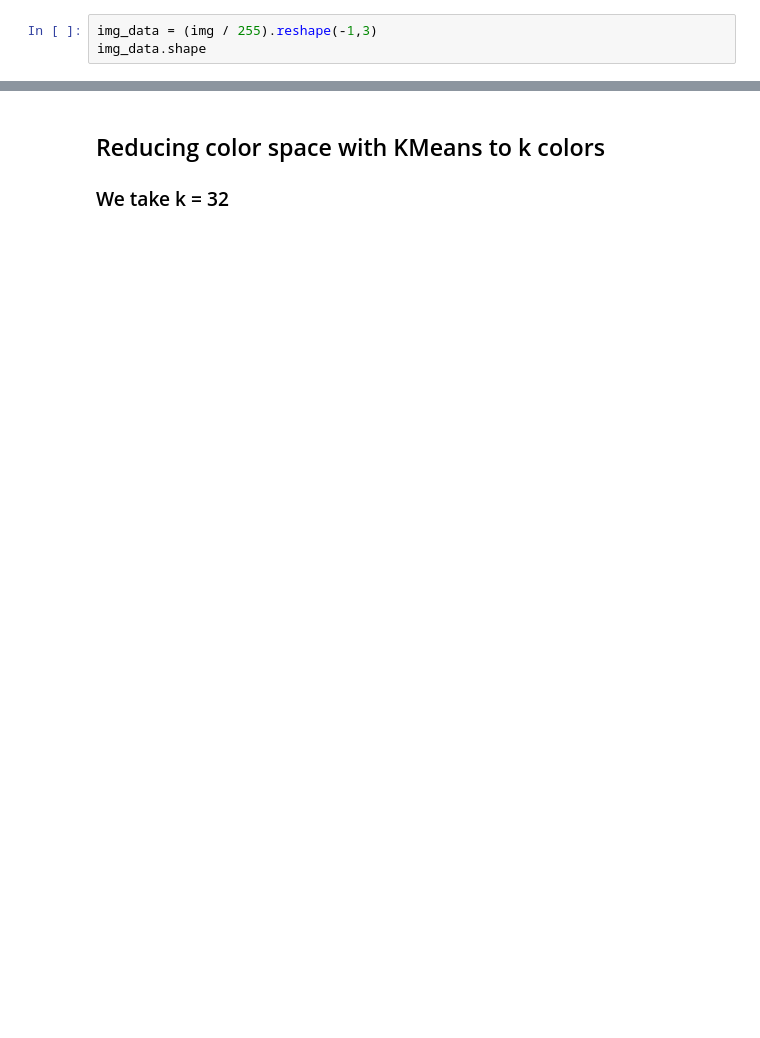
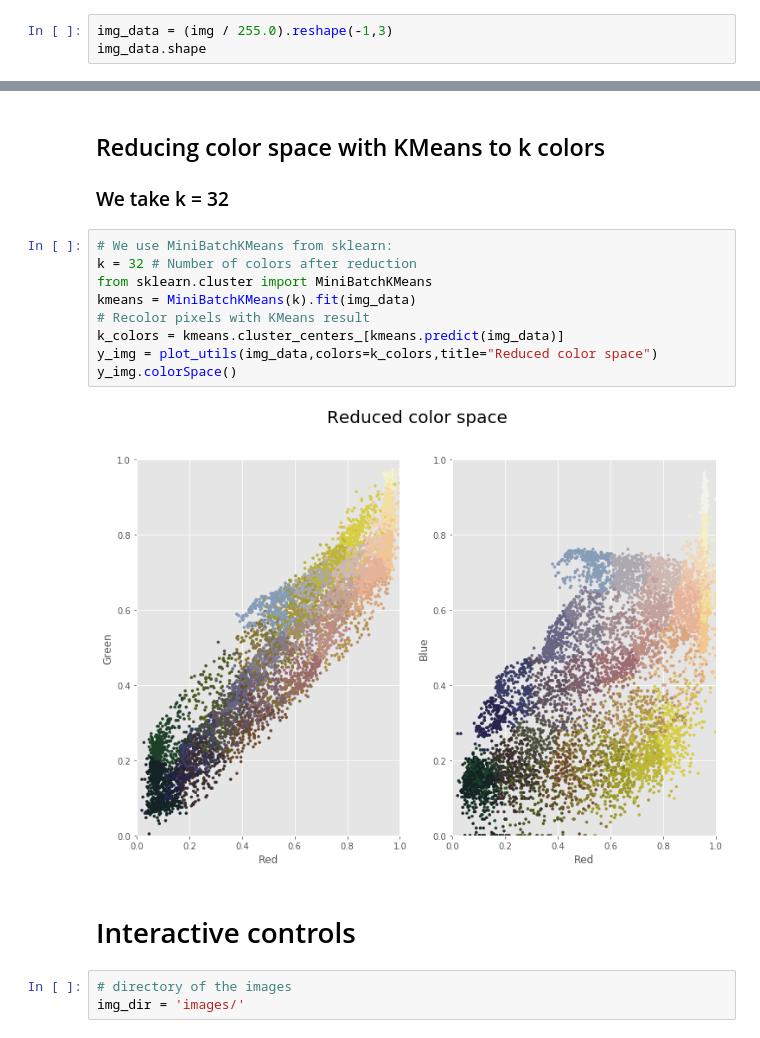
Before and after one commit to Mehe2na/Img_compression_withKMeans, a Jupyter notebook: Image_compression_KMeans.ipynb, the cells around one changed output, grey strips where cells are left out. Drawn from its saved outputs; the diff is of its cells as text; blank space fills up the shorter version.

```diff
--- a/Image_compression_KMeans.ipynb
+++ b/Image_compression_KMeans.ipynb
@@ -29,4 +27,4 @@ ax.imshow(img);
 # %%
-img_data = (img / 255).reshape(-1,3)
+img_data = (img / 255.0).reshape(-1,3)
 img_data.shape
 # %% [output]
@@ -61,3 +59,19 @@ x_img.colorSpace()
 # %% [markdown]
 ## Reducing color space with KMeans to k colors
 ### We take k = 32
+# %%
+# We use MiniBatchKMeans from sklearn:
+k = 32 # Number of colors after reduction
+from sklearn.cluster import MiniBatchKMeans
+kmeans = MiniBatchKMeans(k).fit(img_data)
+# Recolor pixels with KMeans result
+k_colors = kmeans.cluster_centers_[kmeans.predict(img_data)]
+y_img = plot_utils(img_data,colors=k_colors,title="Reduced color space")
+y_img.colorSpace()
+# %% [output]
+[figure, added]
+# %% [markdown]
+# Interactive controls
+# %%
+# directory of the images
+img_dir = 'images/'
```
Also changed, not shown: parts of 4 cells of this notebook.
